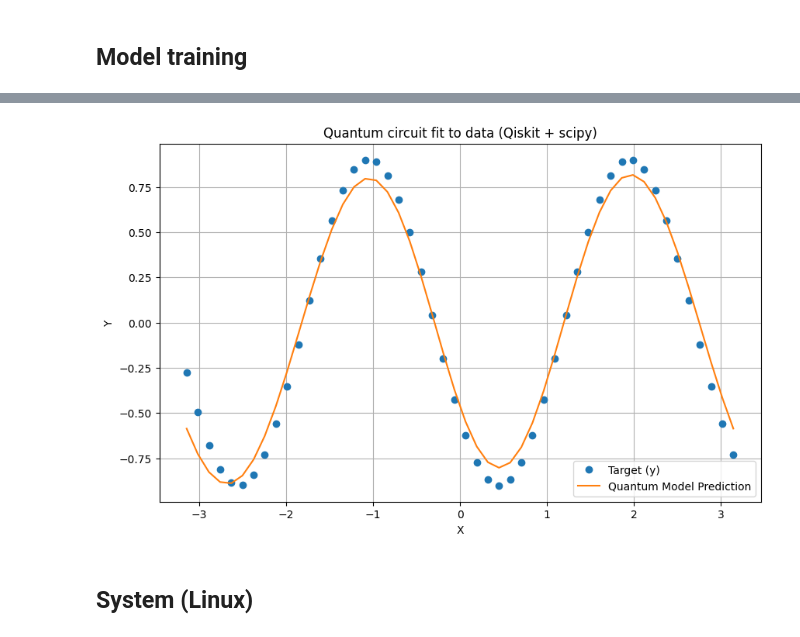
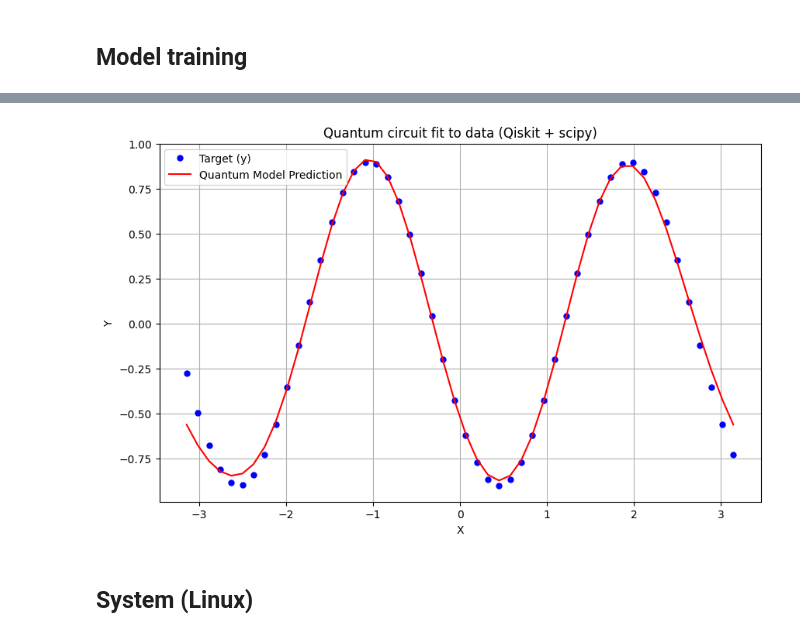
Before and after one commit to ironfrown/qml_abc_lab, a Jupyter notebook: examples/ex_scipy_with_qiskit.ipynb, the cells around one changed output, grey strips where cells are left out. Saved outputs shown, nothing was run; the diff lists cells and outputs as text; code cells hidden in the pictures.

```diff
--- a/examples/ex_scipy_with_qiskit.ipynb
+++ b/examples/ex_scipy_with_qiskit.ipynb
@@ -142,15 +142,23 @@ def create_model(qubits_no=1, layers_no=1, add_meas=False):
     if add_meas:
         ansatz.measure_all()
     return ansatz
+# %%
+### Assigns a model with weight and input values
+def assign_model(model, weight_params, input_vals):
+    global inputs_no
+    x_param = model.parameters[-inputs_no]
+    all_param_vals = np.concatenate((weight_params, input_vals))
+    assigned_model = model.assign_parameters(all_param_vals)
+    return assigned_model
 # %% [markdown]
 ## Prepare model training
 # %%
 ##### Model settings for the model above
 
 inputs_no = 1
-qubits_no = 3
+qubits_no = 4
 layers_no = 4
-epochs = 20
+epochs = 30
 # %%
 ##### The cost function
 cost_vals = []     # To store cost values
@@ -177,9 +185,10 @@ def create_objfun(model, estimator, epochs, print_iter=40):
             x_val = X[i]
             y_val = y[i]
 
-            # Assign parameters to the circuit (X is at the end)
-            all_param_vals = np.append(w_params_values, x_val)
-            assigned_circuit = model.assign_parameters(all_param_vals)
+            # Assign parameters to the circuit (weights+inputs)
+            # all_param_vals = np.append(w_params_values, x_val)
+            # assigned_circuit = model.assign_parameters(all_param_vals)
+            assigned_circuit = assign_model(model, w_params_values, [x_val])
 
             # Run the forward pass - get expvals
             result = estimator.run([(assigned_circuit, observable)]).result()[0]
@@ -224,7 +233,7 @@ initial_params = np.random.rand(num_params) * 2 * np.pi
 ### Define the observable and estimator
 observable = SparsePauliOp.from_list([("Z" * qubits_no, 1)])
 estimator = StatevectorEstimator()
-costfun = create_objfun(model, estimator, epochs, print_iter=40)
+costfun = create_objfun(model, estimator, epochs, print_iter=100)
 
 ### Start timer
 start = time.time()
@@ -283,25 +292,26 @@ plt.show()
 # %%
 ### Calculate the fitting curve
 predictions = []
 for x_val in X:
-    x_param = model.parameters[-1]
+    x_param = model.parameters[-inputs_no]
     all_param_vals = np.append(final_params, x_val)
-    assigned_circuit = model.assign_parameters(all_param_vals)
+    # assigned_circuit = model.assign_parameters(all_param_vals)
+    assigned_circuit = assign_model(model, final_params, [x_val])
     expectation_value = estimator.run([(assigned_circuit, observable)]).result()[0].data.evs
     predictions.append(expectation_value)
 
 ### Plot the curve vs original data
 plt.figure(figsize=(10, 6))
-plt.plot(X, y, 'o', label='Target (y)')
-plt.plot(X, predictions, '-', label='Quantum Model Prediction')
+plt.plot(X, y, '.', color='blue', markersize=10, label='Target (y)')
+plt.plot(X, predictions, linestyle='-', color='red', label='Quantum Model Prediction')
 plt.title('Quantum circuit fit to data (Qiskit + scipy)')
 plt.xlabel('X')
 plt.ylabel('Y')
 plt.legend()
 plt.grid(True)
 plt.show()
 # %% [output]
-[figure, old version]
+[figure, new version]
 # %% [markdown]
 ## System (Linux)
 # %%
```
Also changed, not shown: parts of 3 cells of this notebook.
